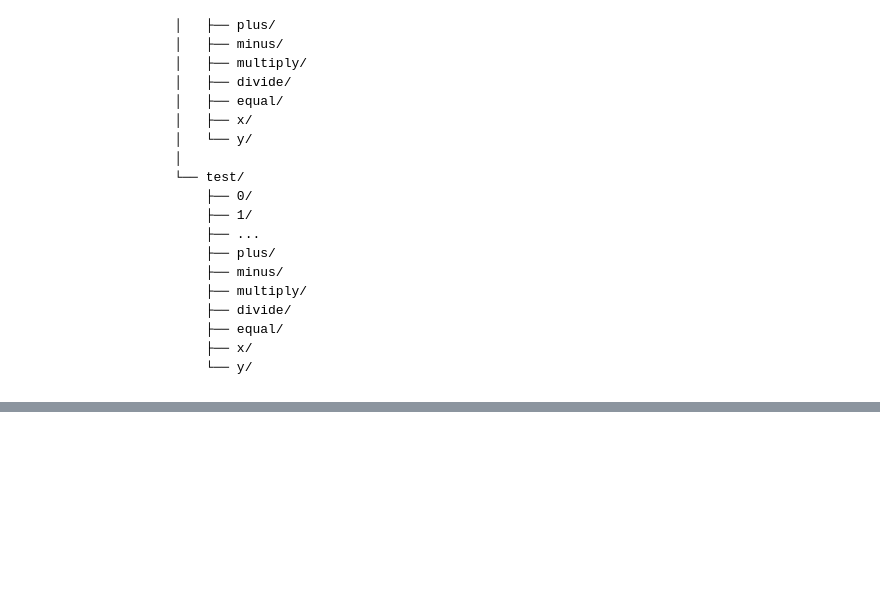
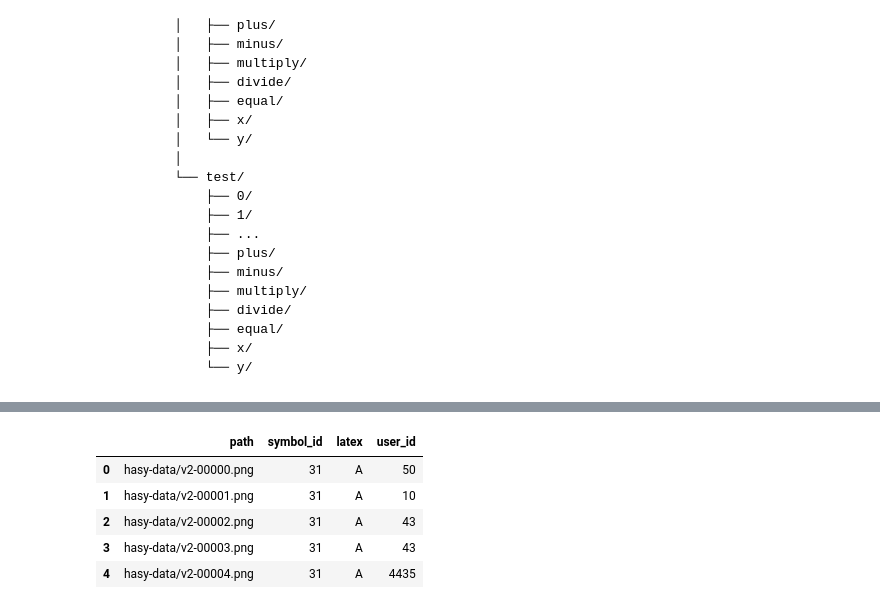
Before and after one commit to JIGGISTYLE/handwritten, a Jupyter notebook: handwritten.ipynb, the cells around one changed output, grey strips where cells are left out. Saved outputs shown, nothing was run; the diff lists cells and outputs as text; code cells hidden in the pictures; blank space fills up the shorter version.

Commit message:
tried to get symbol dataset

```diff
--- a/handwritten.ipynb
+++ b/handwritten.ipynb
@@ -350,5 +451,12 @@ needed_symbols = {
 # %%
 import pandas as pd
 
-symbols_df = pd.read_csv("HASYv2/symbols.csv")
-symbols_df.head()
+labels_df = pd.read_csv("hasy-data-labels.csv")
+labels_df.head()
+# %% [output]
+|  | path | symbol_id | latex | user_id |
+| 0 | hasy-data/v2-00000.png | 31 | A | 50 |
+| 1 | hasy-data/v2-00001.png | 31 | A | 10 |
+| 2 | hasy-data/v2-00002.png | 31 | A | 43 |
+| 3 | hasy-data/v2-00003.png | 31 | A | 43 |
+| 4 | hasy-data/v2-00004.png | 31 | A | 4435 |
```
Also changed, not shown: parts of 19 cells of this notebook.
